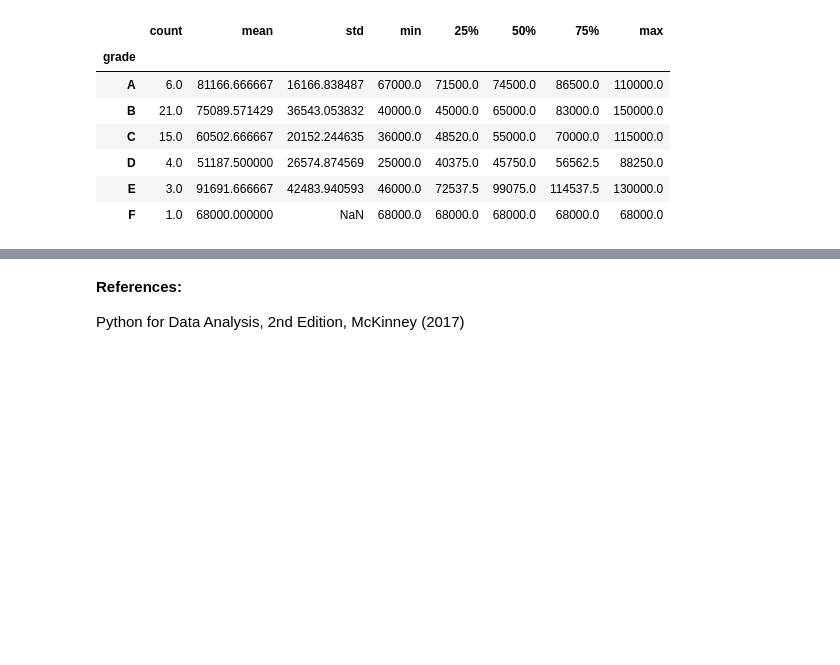
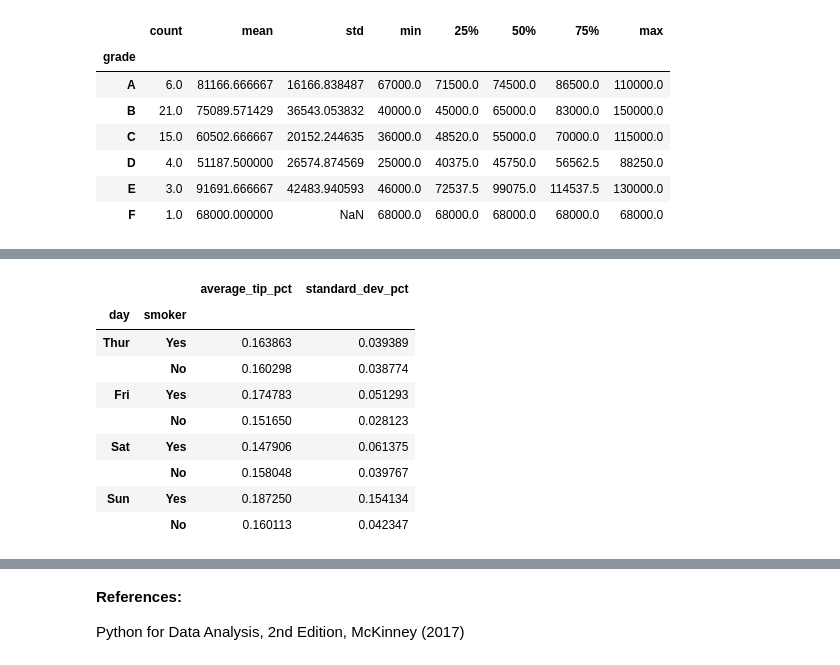
Before and after one commit to bryanblackbee/ds-learning-journey, a Jupyter notebook: jupyter_notebook/topics/data-analysis-with-python/chap-10-2-Data-Aggregation.ipynb, the cells around one changed output, grey strips where cells are left out. Cells and saved outputs as stored; diff of their text form; code cells hidden in the pictures; blank space fills up the shorter version.

```diff
--- a/jupyter_notebook/topics/data-analysis-with-python/chap-10-2-Data-Aggregation.ipynb
+++ b/jupyter_notebook/topics/data-analysis-with-python/chap-10-2-Data-Aggregation.ipynb
@@ -132,0 +193,15 @@ df.groupby('grade')['annual_income'].describe()
+# %%
+# To directly change the name of the columns, pass in a 2-tuple, with the first value
+# as the column name and the second value as the function name.
+by_day_by_smoker_groupby['pct_tip'].agg([('average_tip_pct', 'mean'), ('standard_dev_pct', 'std')])
+# %% [output]
+|  |  | average_tip_pct | standard_dev_pct |
+| day | smoker |  |  |
+| Thur | Yes | 0.163863 | 0.039389 |
+|  | No | 0.160298 | 0.038774 |
+| Fri | Yes | 0.174783 | 0.051293 |
+|  | No | 0.151650 | 0.028123 |
+| Sat | Yes | 0.147906 | 0.061375 |
+|  | No | 0.158048 | 0.039767 |
+| Sun | Yes | 0.187250 | 0.154134 |
+|  | No | 0.160113 | 0.042347 |
```
Also changed, not shown: parts of 13 cells of this notebook, 2 other files.
